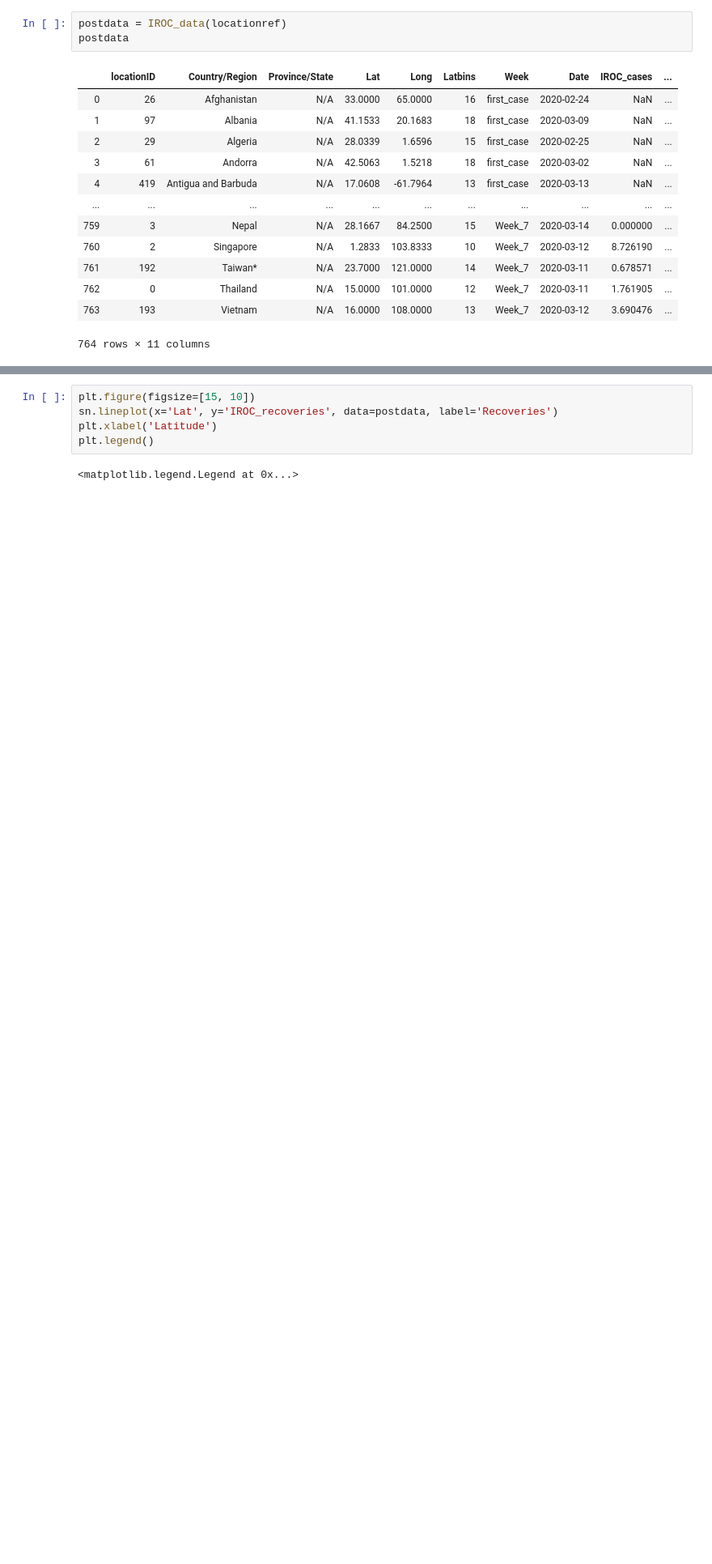
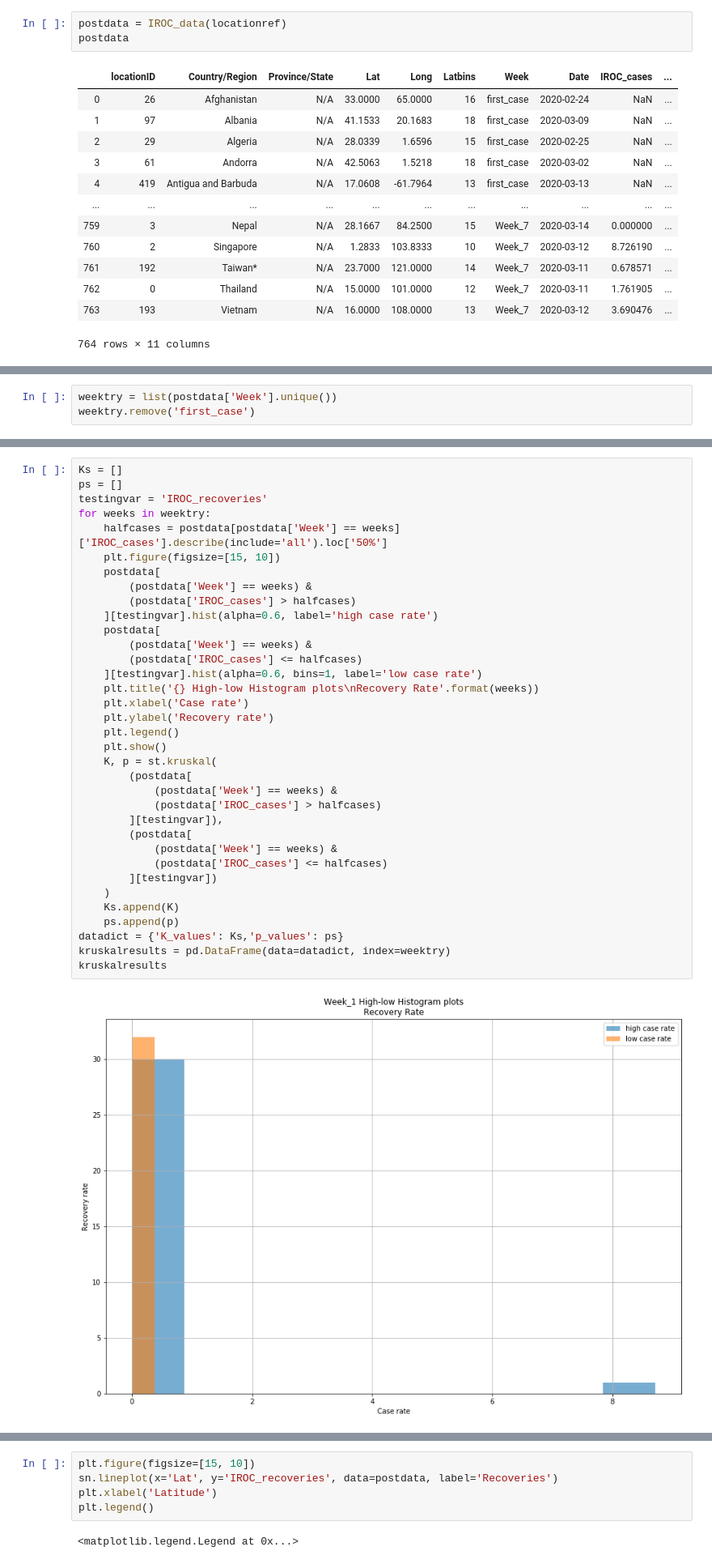
Before and after one commit to shobes572/DSI_Module-11_Capstone, a Jupyter notebook: Capstone_1_Covid-19.ipynb, the cells around one changed output, grey strips where cells are left out. Shown at 81% size. Drawn from its saved outputs; the diff is of its cells as text; blank space fills up the shorter version.

```diff
--- a/Capstone_1_Covid-19.ipynb
+++ b/Capstone_1_Covid-19.ipynb
@@ -463,0 +466,3 @@ postdata
+# %%
+weektry = list(postdata['Week'].unique())
+weektry.remove('first_case')
@@ -463,0 +473,37 @@ postdata
+# %%
+Ks = []
+ps = []
+testingvar = 'IROC_recoveries'
+for weeks in weektry:
+    halfcases = postdata[postdata['Week'] == weeks]['IROC_cases'].describe(include='all').loc['50%']
+    plt.figure(figsize=[15, 10])
+    postdata[
+        (postdata['Week'] == weeks) &
+        (postdata['IROC_cases'] > halfcases)
+    ][testingvar].hist(alpha=0.6, label='high case rate')
+    postdata[
+        (postdata['Week'] == weeks) &
+        (postdata['IROC_cases'] <= halfcases)
+    ][testingvar].hist(alpha=0.6, bins=1, label='low case rate')
+    plt.title('{} High-low Histogram plots\nRecovery Rate'.format(weeks))
+    plt.xlabel('Case rate')
+    plt.ylabel('Recovery rate')
+    plt.legend()
+    plt.show()
+    K, p = st.kruskal(
+        (postdata[
+            (postdata['Week'] == weeks) &
+            (postdata['IROC_cases'] > halfcases)
+        ][testingvar]),
+        (postdata[
+            (postdata['Week'] == weeks) &
+            (postdata['IROC_cases'] <= halfcases)
+        ][testingvar])
+    )
+    Ks.append(K)
+    ps.append(p)
+datadict = {'K_values': Ks,'p_values': ps}
+kruskalresults = pd.DataFrame(data=datadict, index=weektry)
+kruskalresults
+# %% [output]
+[figure, added]
```
Also changed, not shown: parts of 9 cells of this notebook, 1 other file.
